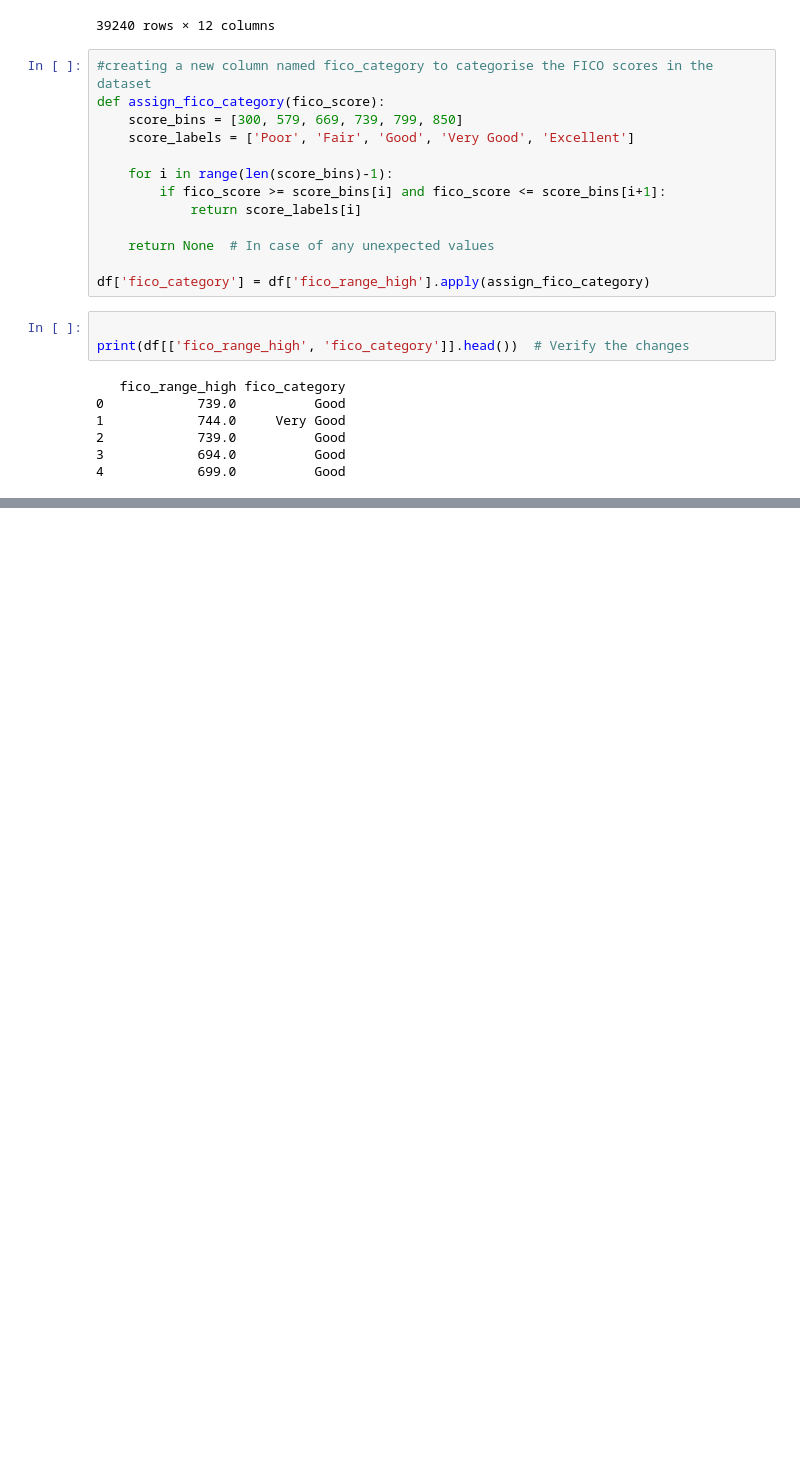
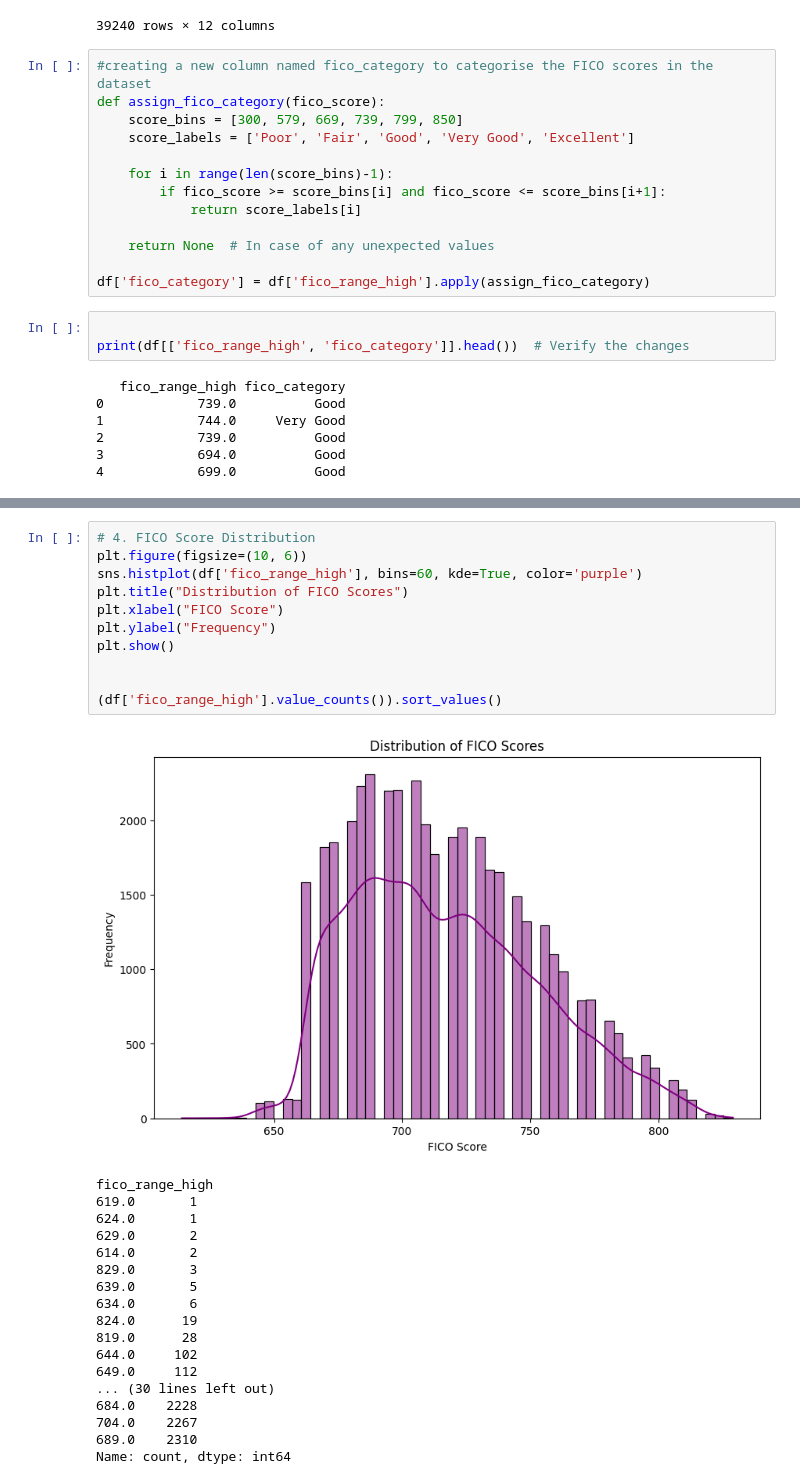
Before and after one commit to Memphis-rains/Loan-Default-System, a Jupyter notebook: data_cleaning.ipynb, the cells around one changed output, grey strips where cells are left out. Cells and saved outputs as stored; diff of their text form; blank space fills up the shorter version.

```diff
--- a/data_cleaning.ipynb
+++ b/data_cleaning.ipynb
@@ -242,0 +332,30 @@ print(new_df[['monthly_inc', 'installment_to_income_ratio %']].head())
+# %%
+# 4. FICO Score Distribution
+plt.figure(figsize=(10, 6))
+sns.histplot(df['fico_range_high'], bins=60, kde=True, color='purple')
+plt.title("Distribution of FICO Scores")
+plt.xlabel("FICO Score")
+plt.ylabel("Frequency")
+plt.show()
+
+
+(df['fico_range_high'].value_counts()).sort_values()
+# %% [output]
+[figure, added]
+fico_range_high
+619.0       1
+624.0       1
+629.0       2
+614.0       2
+829.0       3
+639.0       5
+634.0       6
+824.0      19
+819.0      28
+644.0     102
+649.0     112
+... (30 lines left out)
+684.0    2228
+704.0    2267
+689.0    2310
+Name: count, dtype: int64
```
Also changed, not shown: parts of 11 cells of this notebook, 2 other files.
